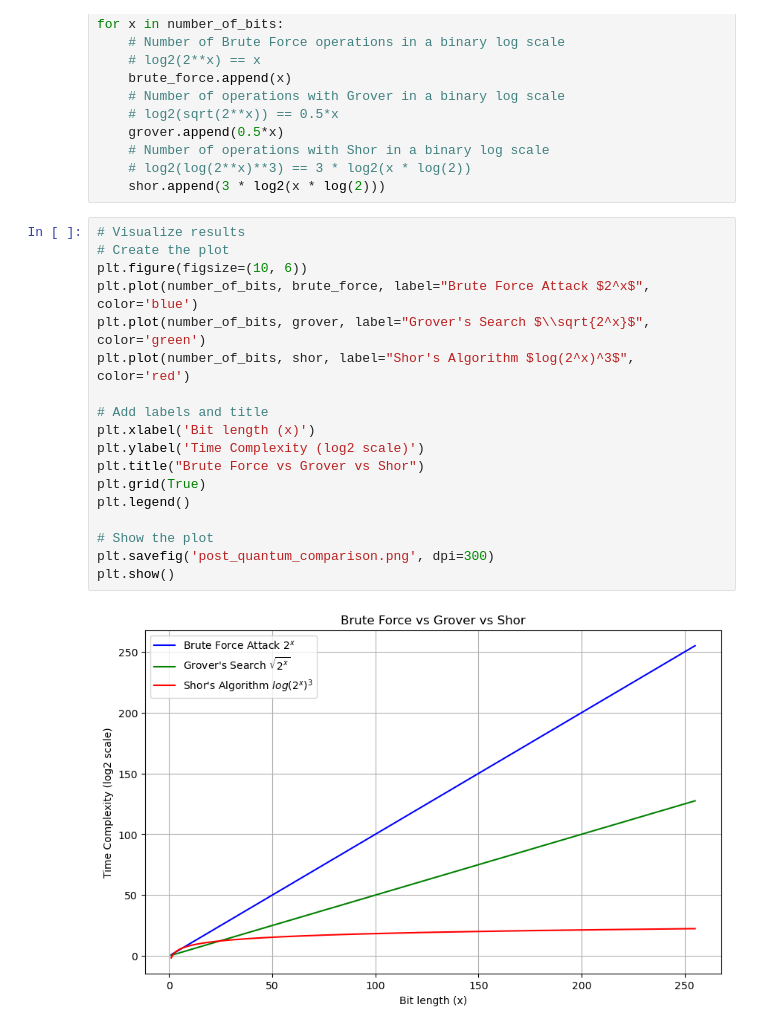
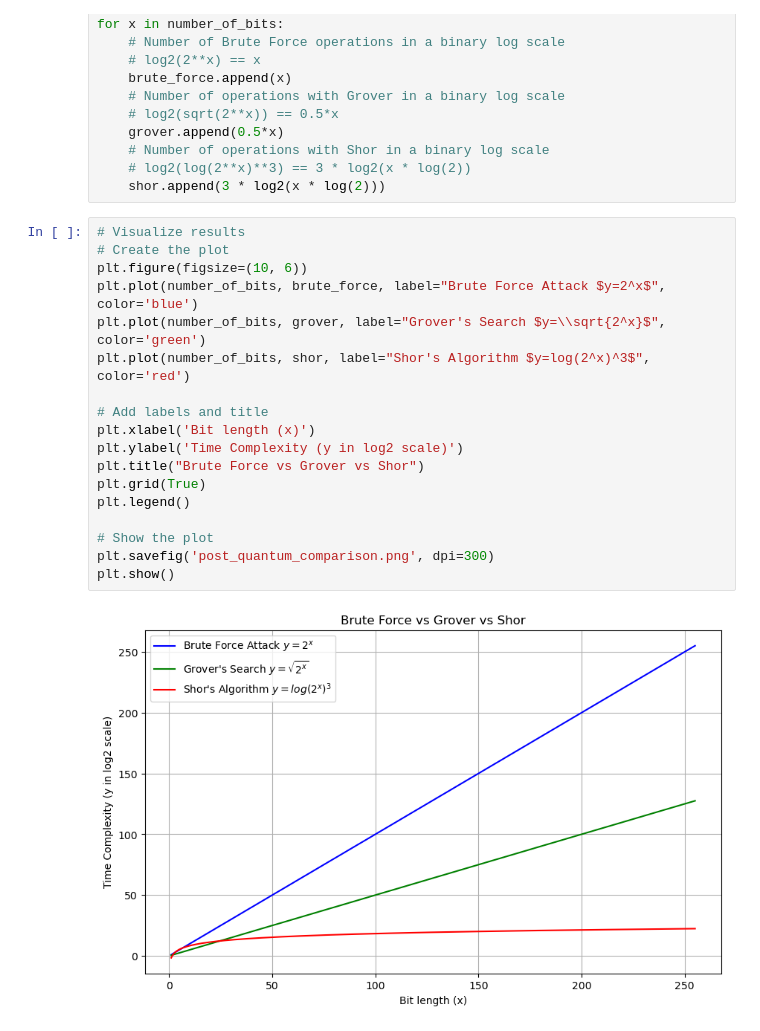
Before and after one commit to c4ristian/encryption, a Jupyter notebook: notebooks/post_quantum_comparison.ipynb, the cells around one changed output. Drawn from its saved outputs; the diff is of its cells as text.

Commit message:
Plot updated

```diff
--- a/notebooks/post_quantum_comparison.ipynb
+++ b/notebooks/post_quantum_comparison.ipynb
@@ -27,20 +27,20 @@ for x in number_of_bits:
 # %%
 # Visualize results
 # Create the plot
 plt.figure(figsize=(10, 6))
-plt.plot(number_of_bits, brute_force, label="Brute Force Attack $2^x$", color='blue')
-plt.plot(number_of_bits, grover, label="Grover's Search $\\sqrt{2^x}$", color='green')
-plt.plot(number_of_bits, shor, label="Shor's Algorithm $log(2^x)^3$", color='red')
+plt.plot(number_of_bits, brute_force, label="Brute Force Attack $y=2^x$", color='blue')
+plt.plot(number_of_bits, grover, label="Grover's Search $y=\\sqrt{2^x}$", color='green')
+plt.plot(number_of_bits, shor, label="Shor's Algorithm $y=log(2^x)^3$", color='red')
 
 # Add labels and title
 plt.xlabel('Bit length (x)')
-plt.ylabel('Time Complexity (log2 scale)')
+plt.ylabel('Time Complexity (y in log2 scale)')
 plt.title("Brute Force vs Grover vs Shor")
 plt.grid(True)
 plt.legend()
 
 # Show the plot
 plt.savefig('post_quantum_comparison.png', dpi=300)
 plt.show()
 # %% [output]
-[figure, old version]
+[figure, new version]
```
Also changed, not shown: 1 other file.
